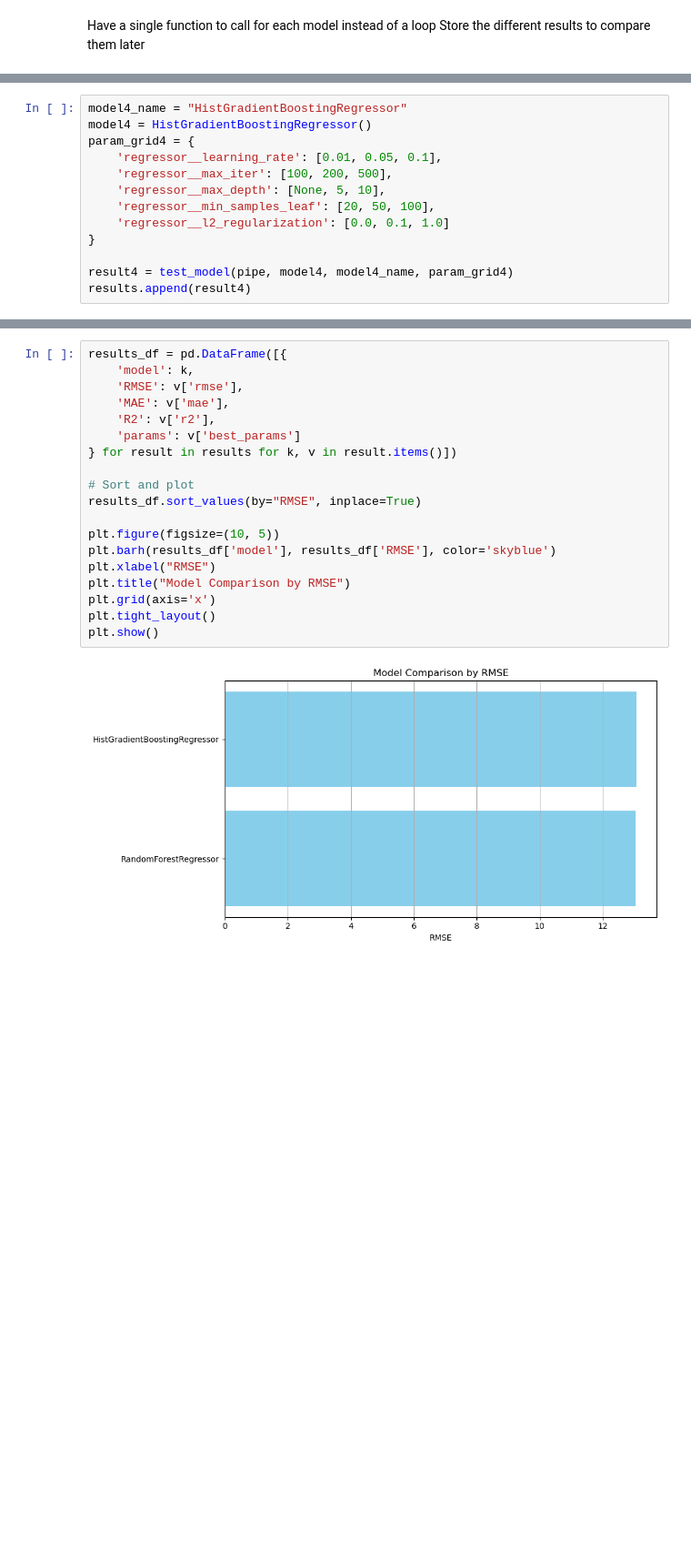
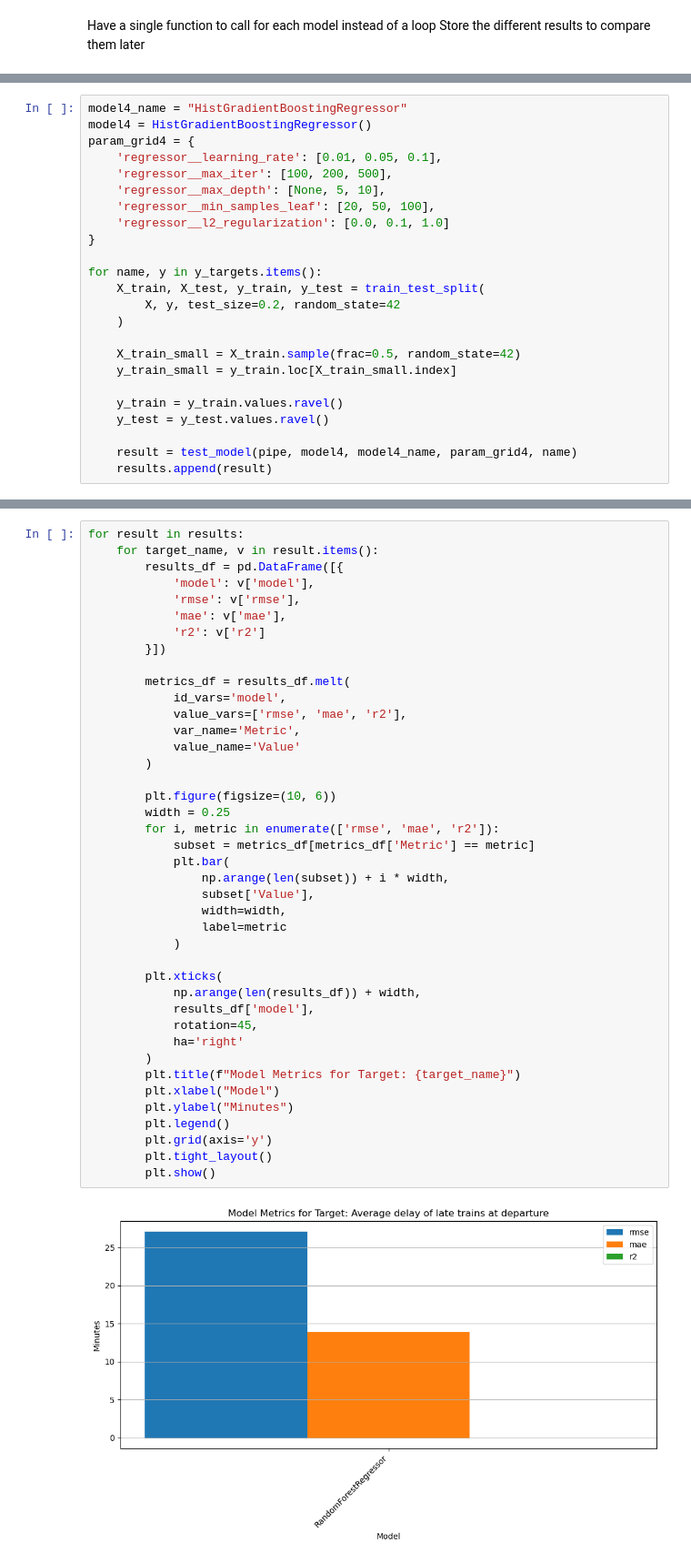
Before and after one commit to Martin-Matin-Muller/Tardis-EPITECH, a Jupyter notebook: tardis_model.ipynb, the cells around one changed output, grey strips where cells are left out. Shown at 91% size. Cells and saved outputs as stored; diff of their text form; blank space fills up the shorter version.

```diff
--- a/tardis_model.ipynb
+++ b/tardis_model.ipynb
@@ -214,7 +344,18 @@ param_grid4 = {
     'regressor__l2_regularization': [0.0, 0.1, 1.0]
 }
 
-result4 = test_model(pipe, model4, model4_name, param_grid4)
-results.append(result4)
+for name, y in y_targets.items():
+    X_train, X_test, y_train, y_test = train_test_split(
+        X, y, test_size=0.2, random_state=42
+    )
+
+    X_train_small = X_train.sample(frac=0.5, random_state=42)
+    y_train_small = y_train.loc[X_train_small.index]
+
+    y_train = y_train.values.ravel()
+    y_test = y_test.values.ravel()
+
+    result = test_model(pipe, model4, model4_name, param_grid4, name)
+    results.append(result)
 # %% [output]
 Evaluating model: HistGradientBoostingRegressor
@@ -226,21 +396,43 @@ Best parameters: {'regressor__l2_regularization': 0.1, 'regressor__learning_rate
 # %%
-results_df = pd.DataFrame([{
-    'model': k,
-    'RMSE': v['rmse'],
-    'MAE': v['mae'],
-    'R2': v['r2'],
-    'params': v['best_params']
-} for result in results for k, v in result.items()])
+for result in results:
+    for target_name, v in result.items():
+        results_df = pd.DataFrame([{
+            'model': v['model'],
+            'rmse': v['rmse'],
+            'mae': v['mae'],
+            'r2': v['r2']
+        }])
 
-# Sort and plot
-results_df.sort_values(by="RMSE", inplace=True)
+        metrics_df = results_df.melt(
+            id_vars='model',
+            value_vars=['rmse', 'mae', 'r2'],
+            var_name='Metric',
+            value_name='Value'
+        )
 
-plt.figure(figsize=(10, 5))
-plt.barh(results_df['model'], results_df['RMSE'], color='skyblue')
-plt.xlabel("RMSE")
-plt.title("Model Comparison by RMSE")
-plt.grid(axis='x')
-plt.tight_layout()
-plt.show()
+        plt.figure(figsize=(10, 6))
+        width = 0.25
+        for i, metric in enumerate(['rmse', 'mae', 'r2']):
+            subset = metrics_df[metrics_df['Metric'] == metric]
+            plt.bar(
+                np.arange(len(subset)) + i * width,
+                subset['Value'],
+                width=width,
+                label=metric
+            )
+
+        plt.xticks(
+            np.arange(len(results_df)) + width,
+            results_df['model'],
+            rotation=45,
+            ha='right'
+        )
+        plt.title(f"Model Metrics for Target: {target_name}")
+        plt.xlabel("Model")
+        plt.ylabel("Minutes")
+        plt.legend()
+        plt.grid(axis='y')
+        plt.tight_layout()
+        plt.show()
 # %% [output]
-[figure, old version]
+[figure, new version]
```
Also changed, not shown: parts of 10 cells of this notebook, 2 other files.
